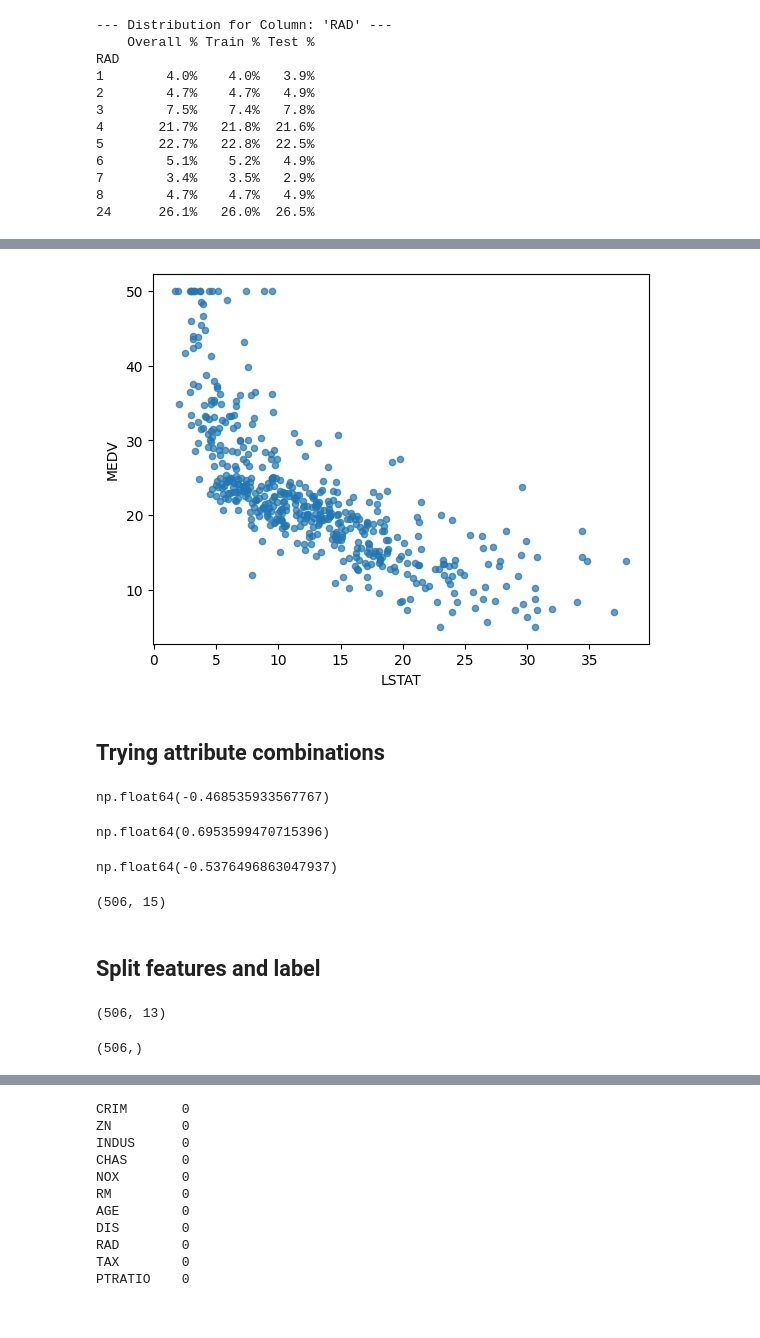
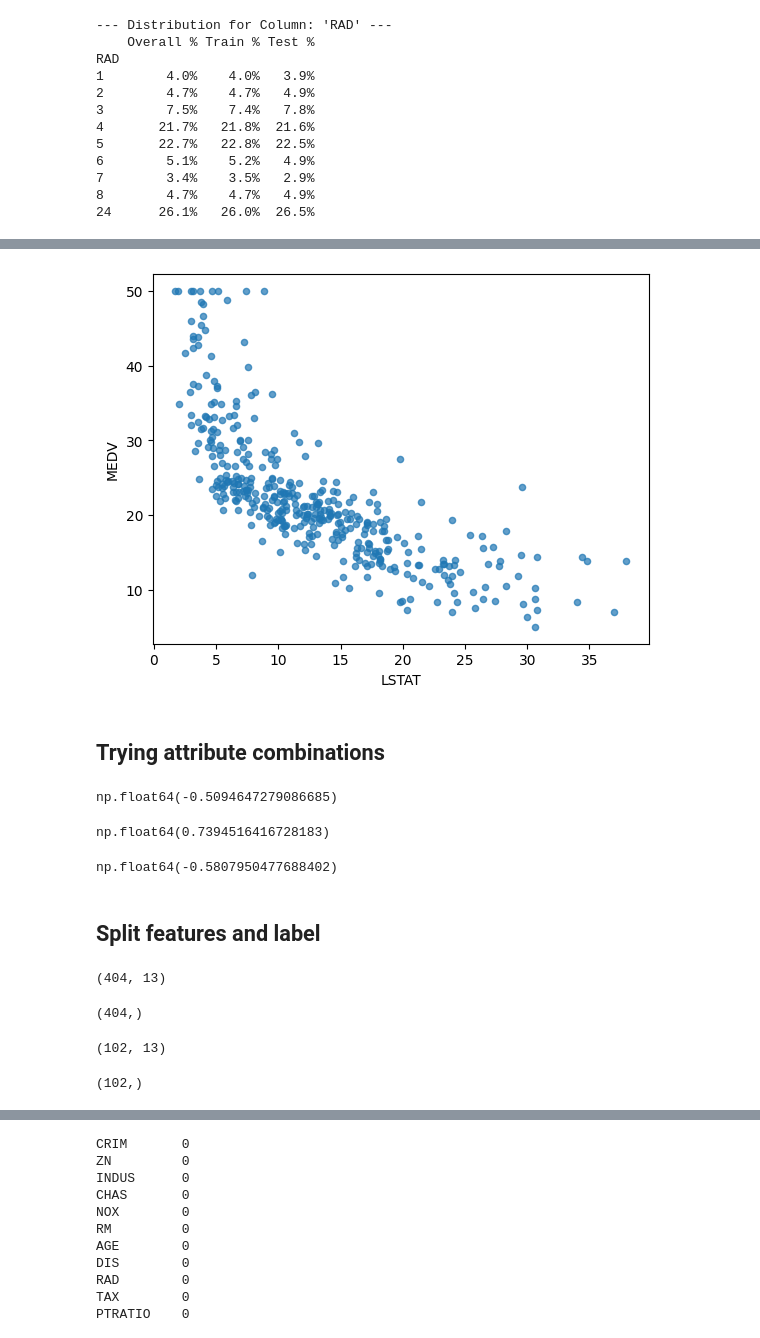
Before and after one commit to k26rahul/machine-learning-practice, a Jupyter notebook: boston-housing/boston-housing.ipynb, the cells around one changed output, grey strips where cells are left out. Drawn from its saved outputs; the diff is of its cells as text; code cells hidden in the pictures.

```diff
--- a/boston-housing/boston-housing.ipynb
+++ b/boston-housing/boston-housing.ipynb
@@ -215,2 +218,4 @@ RAD
 ## Looking into correlations
+# %%
+housing = strat_train_set.copy()
 # %%
@@ -285,32 +278,34 @@ plt.tight_layout()
 # %%
-_ = df.plot(kind='scatter', x='LSTAT', y='MEDV', alpha=0.7)
+_ = housing.plot(kind='scatter', x='LSTAT', y='MEDV', alpha=0.7)
 # %% [output]
-[figure, old version]
+[figure, new version]
 # %% [markdown]
 ## Trying attribute combinations
 # %%
-df['MEDV'].corr(df['TAX'])
-df['MEDV'].corr(df['RM'])
-df['MEDV'].corr(df['TAX']/df['RM'])
+housing['MEDV'].corr(housing['TAX'])
+housing['MEDV'].corr(housing['RM'])
+housing['MEDV'].corr(housing['TAX']/housing['RM'])  # Not very interesting
 # %% [output]
-np.float64(-0.468535933567767)
+np.float64(-0.5094647279086685)
-np.float64(0.6953599470715396)
+np.float64(0.7394516416728183)
-np.float64(-0.5376496863047937)
+np.float64(-0.5807950477688402)
-# %%
-df_copy = df.copy()
-df_copy['TAX_RM'] = df['TAX']/df['RM']
-df_copy.shape
-# %% [output]
-(506, 15)
 # %% [markdown]
 ## Split features and label
 # %%
-X = df.iloc[:, :-1]  # features matrix
-y = df.iloc[:, -1]  # label/target var
+X_train = strat_train_set.iloc[:, :-1]
+y_train = strat_train_set.iloc[:, -1]
 
-X.shape
-y.shape
+X_test = strat_test_set.iloc[:, :-1]
+y_test = strat_test_set.iloc[:, -1]
+
+X_train.shape
+y_train.shape
+
+X_test.shape
+y_test.shape
 # %% [output]
-(506, 13)
+(404, 13)
-(506,)
+(404,)
+(102, 13)
+(102,)
 # %% [markdown]
```
Also changed, not shown: parts of 38 cells of this notebook.
